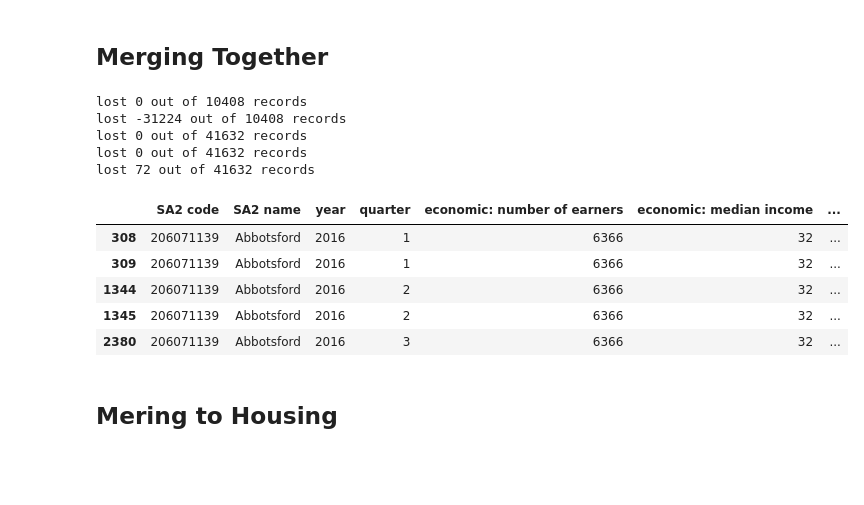
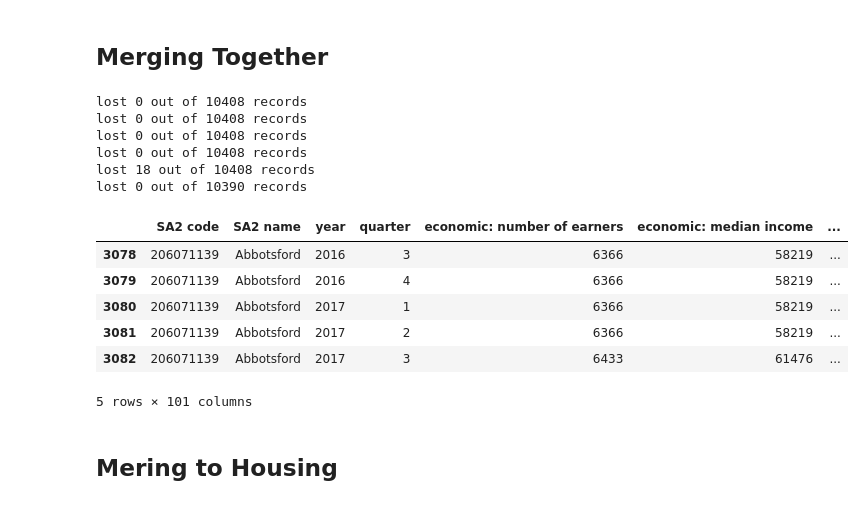
Before and after one commit to MAST30034-AppliedDataScience/project-2-group-real-estate-industry-project-11, a Jupyter notebook: notebooks/preprocess/preprocess juns and housing.ipynb, the cells around one changed output. Saved outputs shown, nothing was run; the diff lists cells and outputs as text; code cells hidden in the pictures; blank space fills up the shorter version.

Commit message:
adding abs download file, as well as adding a greater merge to prepreocess juns and housing

```diff
--- a/notebooks/preprocess/preprocess juns and housing.ipynb
+++ b/notebooks/preprocess/preprocess juns and housing.ipynb
@@ -513,0 +512,5 @@ FileNotFoundError: [Errno 2] No such file or directory: '../../data/raw/location
+# %%
+abs_data = pd.read_csv(RELATIVE_PATH + "ABS/merge.csv", index_col=0)
+abs_data.columns = ["SA2 code"] + list(abs_data.columns[1:])
+abs_data["SA2 code"] = abs_data["SA2 code"].astype(str)
+abs_data.head(5)
@@ -515,33 +527,35 @@ FileNotFoundError: [Errno 2] No such file or directory: '../../data/raw/location
 ## Merging Together
 # %%
 # all the frames to merge
-all_frames = [income_region, economic_distribution, inflation, lending, gdp, vic_population_df]
+all_frames = [income_region, economic_distribution, inflation, lending, gdp, vic_population_df, abs_data]
 
 
 merged_df = pd.DataFrame({})
 for frame in all_frames:
     merged_df = get_merged_df(frame, merged_df)
 
 # order the columns
 indentifiers = ["SA2 code", "SA2 name", "year", "quarter"]
 merged_df = merged_df[indentifiers + [x for x in merged_df.columns if not x in indentifiers]]
 
 # sort the values
 merged_df = merged_df.sort_values(by=["SA2 name", "year", "quarter"])
 
 merged_df.head(5)
 # %% [output]
 lost 0 out of 10408 records
-lost -31224 out of 10408 records
-lost 0 out of 41632 records
-lost 0 out of 41632 records
-lost 72 out of 41632 records
+lost 0 out of 10408 records
+lost 0 out of 10408 records
+lost 0 out of 10408 records
+lost 18 out of 10408 records
+lost 0 out of 10390 records
 |  | SA2 code | SA2 name | year | quarter | economic: number of earners | economic: median income | ... |
-| 308 | 206071139 | Abbotsford | 2016 | 1 | 6366 | 32 | ... |
-| 309 | 206071139 | Abbotsford | 2016 | 1 | 6366 | 32 | ... |
-| 1344 | 206071139 | Abbotsford | 2016 | 2 | 6366 | 32 | ... |
-| 1345 | 206071139 | Abbotsford | 2016 | 2 | 6366 | 32 | ... |
-| 2380 | 206071139 | Abbotsford | 2016 | 3 | 6366 | 32 | ... |
+| 3078 | 206071139 | Abbotsford | 2016 | 3 | 6366 | 58219 | ... |
+| 3079 | 206071139 | Abbotsford | 2016 | 4 | 6366 | 58219 | ... |
+| 3080 | 206071139 | Abbotsford | 2017 | 1 | 6366 | 58219 | ... |
+| 3081 | 206071139 | Abbotsford | 2017 | 2 | 6366 | 58219 | ... |
+| 3082 | 206071139 | Abbotsford | 2017 | 3 | 6433 | 61476 | ... |
+5 rows × 101 columns
 # %%
 # the final out path
 OUT_PATH = "../../data/raw/historic/"
```
Also changed, not shown: parts of 10 cells of this notebook, 1 other file.
